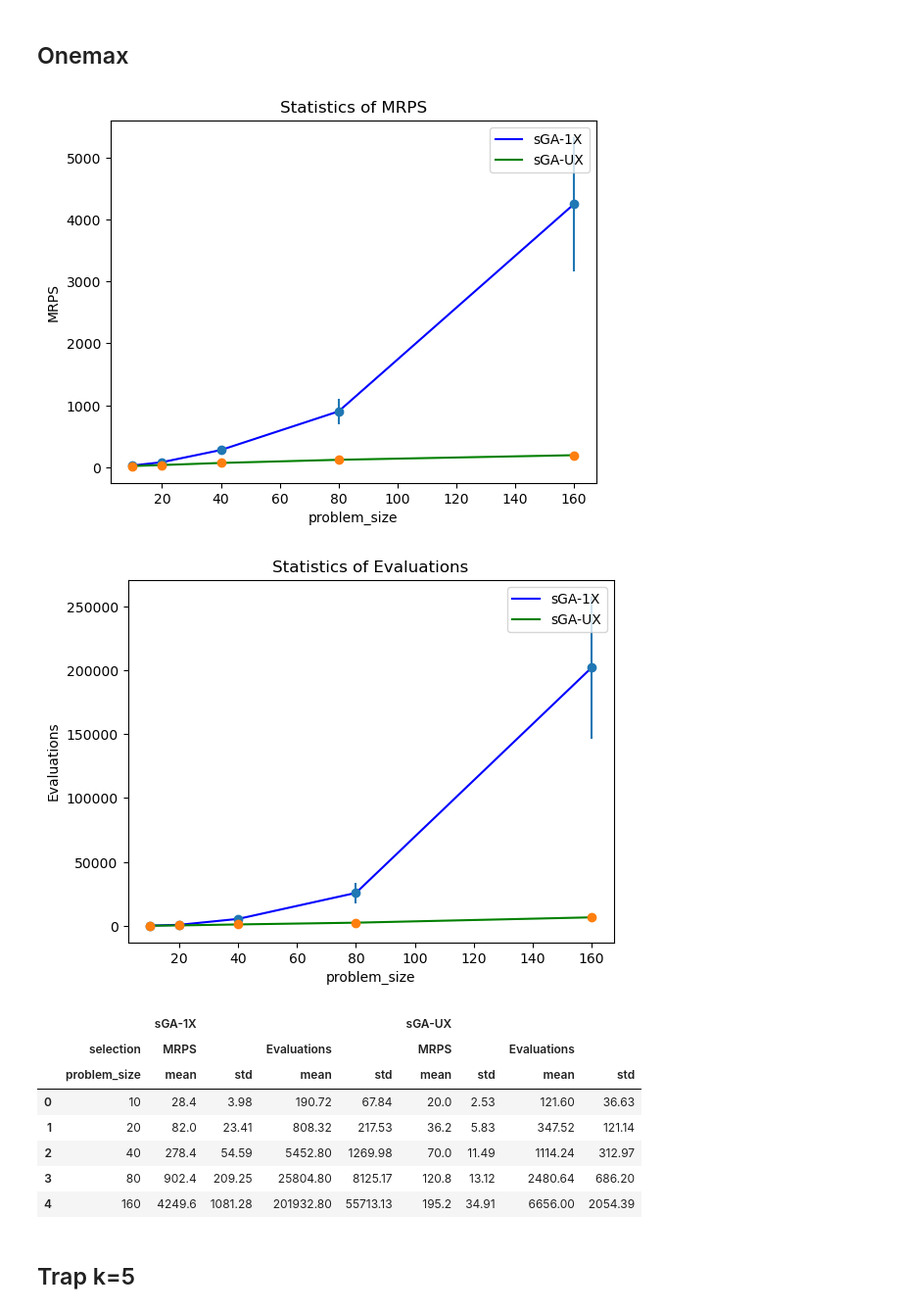
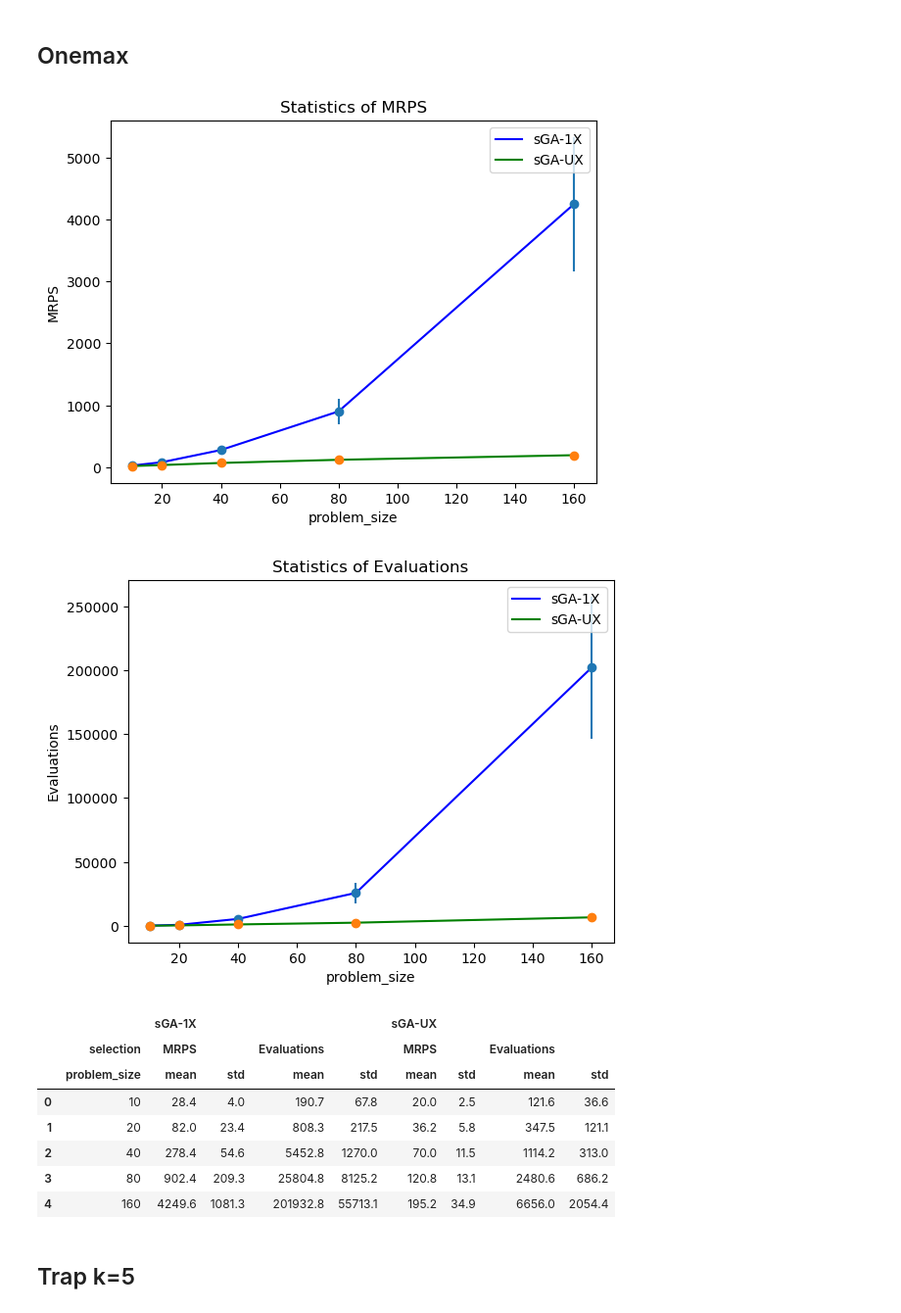
Before and after one commit to nhathuyle2002/CS410, a Jupyter notebook: Task2/20520056_CS410_Task2.ipynb, the cells around one changed output. Shown at 98% size. Drawn from its saved outputs; the diff is of its cells as text; code cells hidden in the pictures.

```diff
--- a/Task2/20520056_CS410_Task2.ipynb
+++ b/Task2/20520056_CS410_Task2.ipynb
@@ -369,7 +369,7 @@ def calMeanStd(crossover_type='1X', fitness_function=onemax):
             num_evaluations_list.append(data[idx_data+5])
             if num_individuals_list[-1] == -1:
                 num_individuals_list[-1] = -1
-                num_evaluations_list[-1] = None
+                num_evaluations_list[-1] = -1
                 avail = False
 
             df['problem_size'].append(problem_sizes_list[iter])
@@ -381,8 +381,8 @@ def calMeanStd(crossover_type='1X', fitness_function=onemax):
             mrps_list.append((np.mean(num_individuals_list), np.std(num_individuals_list)))
             avg_num_evaluations_list.append((np.mean(num_evaluations_list), np.std(num_evaluations_list)))
         else:
-            mrps_list.append((-1, None))
-            avg_num_evaluations_list.append((None, None))
+            mrps_list.append((-1, -1))
+            avg_num_evaluations_list.append((-1, -1))
 
     df = pd.DataFrame(df)
     df.to_csv(os.path.join(dir_folder, f'results/result_{fitness_function.__name__}_{crossover_type}.csv'))
@@ -438,18 +438,18 @@ def visualize_statistics(df, fitness_function=onemax):
 # %%
 df = statisticize(onemax)
 visualize_statistics(df, onemax)
-df.round(2)
+df.round(1)
 # %% [output]
 [figure]
 [figure]
 |  |  | sGA-1X |  |  |  | sGA-UX |  |  |  |
 |  | selection | MRPS |  | Evaluations |  | MRPS |  | Evaluations |  |
 |  | problem_size | mean | std | mean | std | mean | std | mean | std |
-| 0 | 10 | 28.4 | 3.98 | 190.72 | 67.84 | 20.0 | 2.53 | 121.60 | 36.63 |
-| 1 | 20 | 82.0 | 23.41 | 808.32 | 217.53 | 36.2 | 5.83 | 347.52 | 121.14 |
-| 2 | 40 | 278.4 | 54.59 | 5452.80 | 1269.98 | 70.0 | 11.49 | 1114.24 | 312.97 |
-| 3 | 80 | 902.4 | 209.25 | 25804.80 | 8125.17 | 120.8 | 13.12 | 2480.64 | 686.20 |
-| 4 | 160 | 4249.6 | 1081.28 | 201932.80 | 55713.13 | 195.2 | 34.91 | 6656.00 | 2054.39 |
+| 0 | 10 | 28.4 | 4.0 | 190.7 | 67.8 | 20.0 | 2.5 | 121.6 | 36.6 |
+| 1 | 20 | 82.0 | 23.4 | 808.3 | 217.5 | 36.2 | 5.8 | 347.5 | 121.1 |
+| 2 | 40 | 278.4 | 54.6 | 5452.8 | 1270.0 | 70.0 | 11.5 | 1114.2 | 313.0 |
+| 3 | 80 | 902.4 | 209.3 | 25804.8 | 8125.2 | 120.8 | 13.1 | 2480.6 | 686.2 |
+| 4 | 160 | 4249.6 | 1081.3 | 201932.8 | 55713.1 | 195.2 | 34.9 | 6656.0 | 2054.4 |
 # %% [markdown]
 ## Trap k=5
 # %%
```
Also changed, not shown: parts of 2 cells of this notebook.
